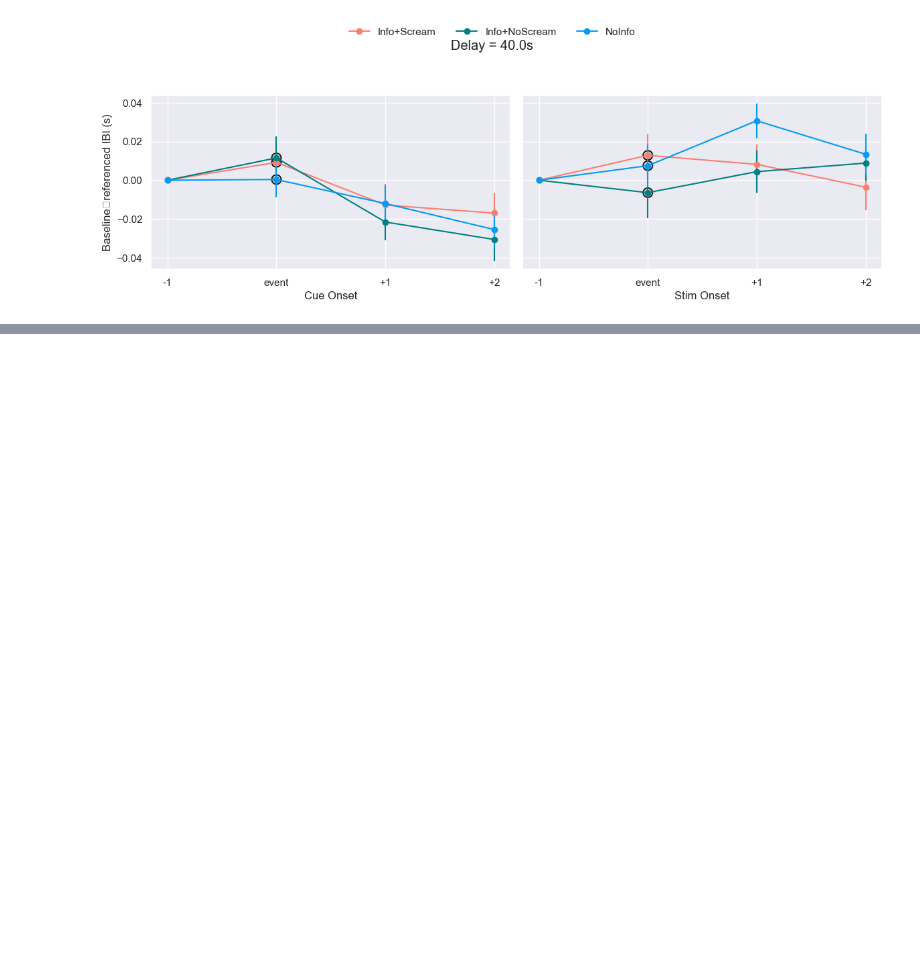
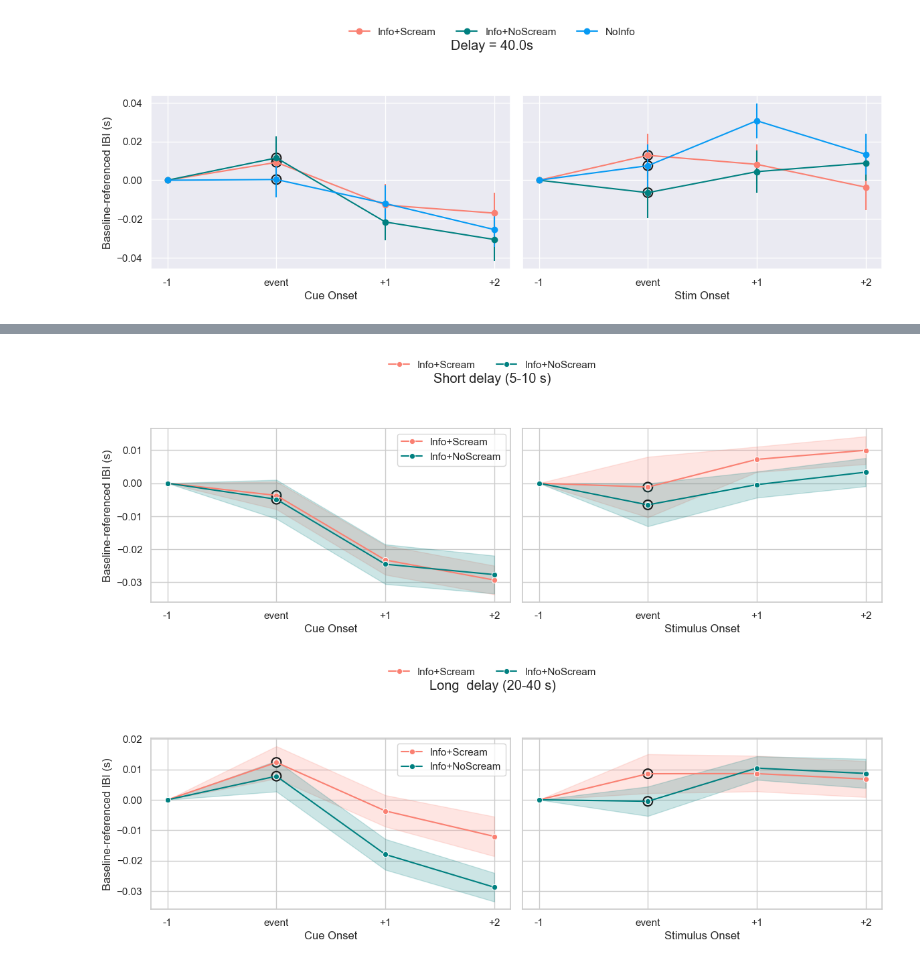
Before and after one commit to stelladongjz/Anticip_EKG_Analysis, a Jupyter notebook: Stella_AvAnt2025_AnalysisEKG_fromPreproc.ipynb, the cells around one changed output, grey strips where cells are left out. Cells and saved outputs as stored; diff of their text form; code cells hidden in the pictures; blank space fills up the shorter version.

Commit message:
updated figures

```diff
--- a/Stella_AvAnt2025_AnalysisEKG_fromPreproc.ipynb
+++ b/Stella_AvAnt2025_AnalysisEKG_fromPreproc.ipynb
@@ -1696,0 +1743,5 @@ plot_event_norm_beats(combined_norm_beats_dict_info,cond_labels_info)
+# %%
+plot_event_beats_groupedDelay(combined_norm_beats_dict_info,cond_labels_info)
+# %% [output]
+[figure, added]
+[figure, added]
```
Also changed, not shown: parts of 9 cells of this notebook.
